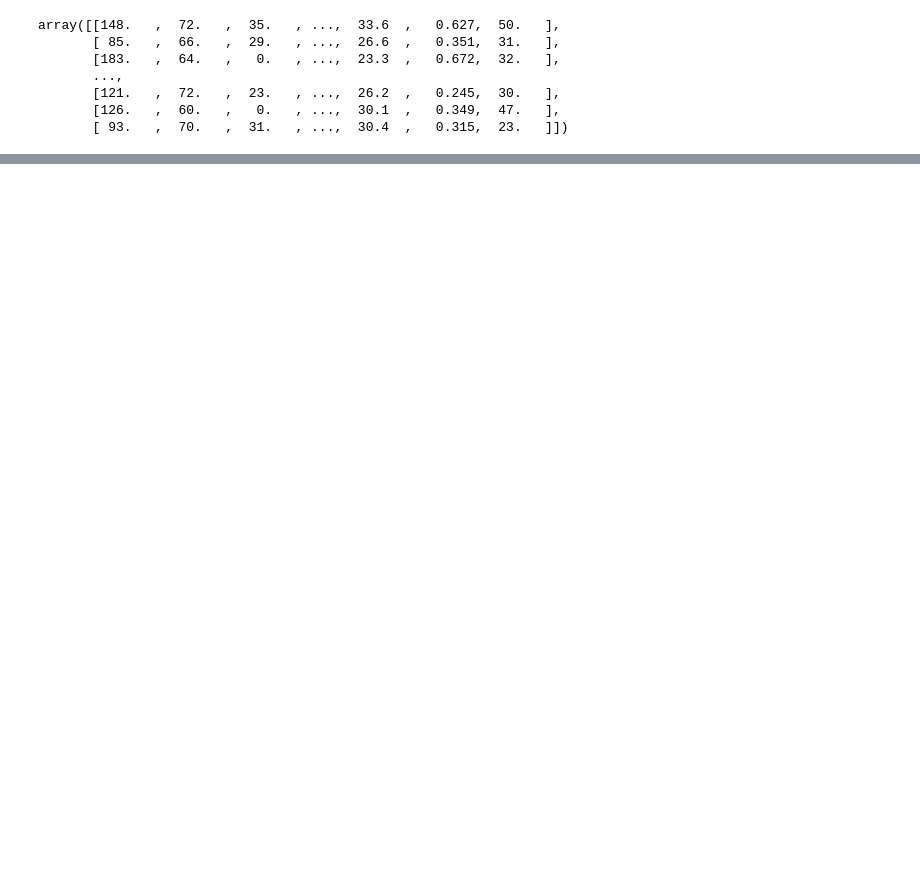
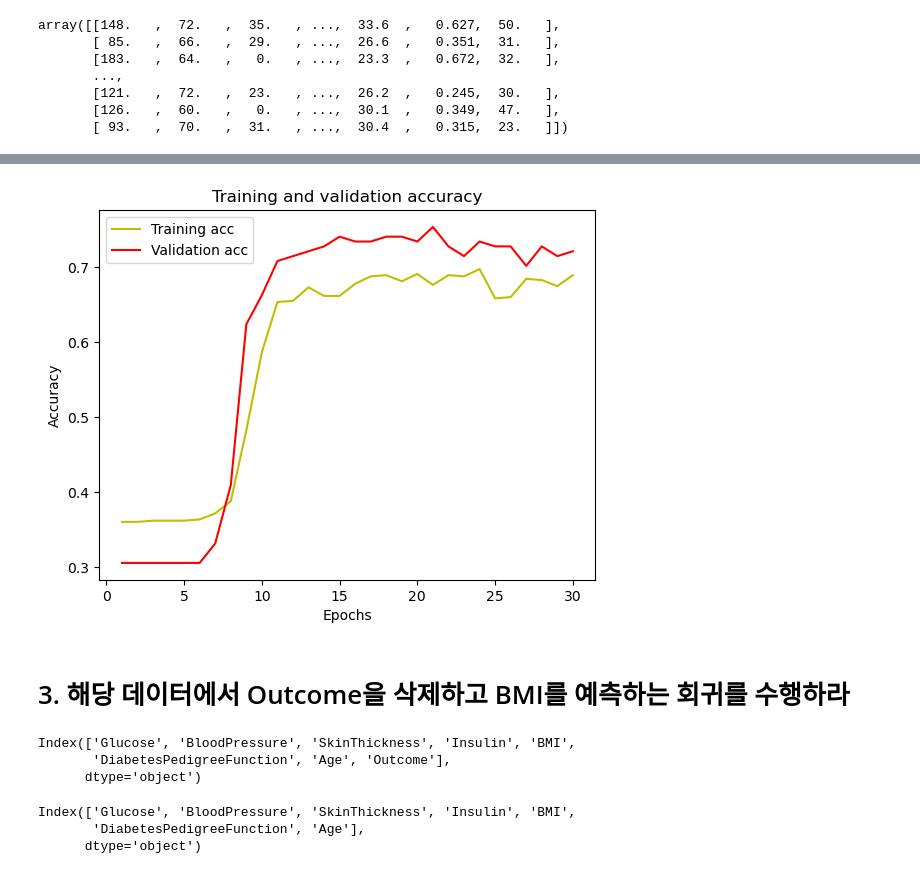
Before and after one commit to taejuIRIS/deep-learning-application, a Jupyter notebook: 1주차/1주차 레포트.ipynb, the cells around one changed output, grey strips where cells are left out. Cells and saved outputs as stored; diff of their text form; code cells hidden in the pictures; blank space fills up the shorter version.

```diff
--- a/1주차/1주차 레포트.ipynb
+++ b/1주차/1주차 레포트.ipynb
@@ -303,0 +318,20 @@ Epoch 30/30
+# %%
+acc =model_history.history['accuracy']
+val_acc =model_history.history['val_accuracy']
+plt.plot(epochs, acc, 'y', label='Training acc')
+plt.plot(epochs, val_acc, 'r', label='Validation acc')
+plt.title('Training and validation accuracy')
+plt.xlabel('Epochs')
+plt.ylabel('Accuracy')
+plt.legend()
+plt.show()
+# %% [output]
+[figure, added]
+# %% [markdown]
+# 3. 해당 데이터에서 Outcome을 삭제하고 BMI를 예측하는 회귀를 수행하라
+# %%
+df.columns
+# %% [output]
+Index(['Glucose', 'BloodPressure', 'SkinThickness', 'Insulin', 'BMI',
+       'DiabetesPedigreeFunction', 'Age', 'Outcome'],
+      dtype='object')
@@ -303,0 +341,6 @@ Epoch 30/30
+# %%
+new_df.columns
+# %% [output]
+Index(['Glucose', 'BloodPressure', 'SkinThickness', 'Insulin', 'BMI',
+       'DiabetesPedigreeFunction', 'Age'],
+      dtype='object')
```
Also changed, not shown: parts of 19 cells of this notebook.
